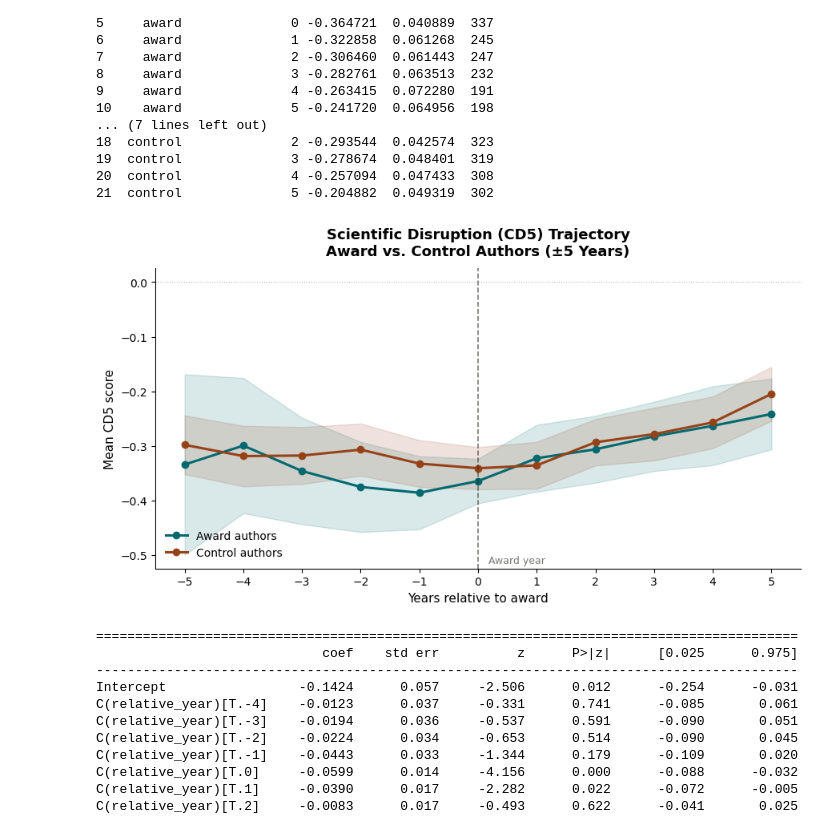
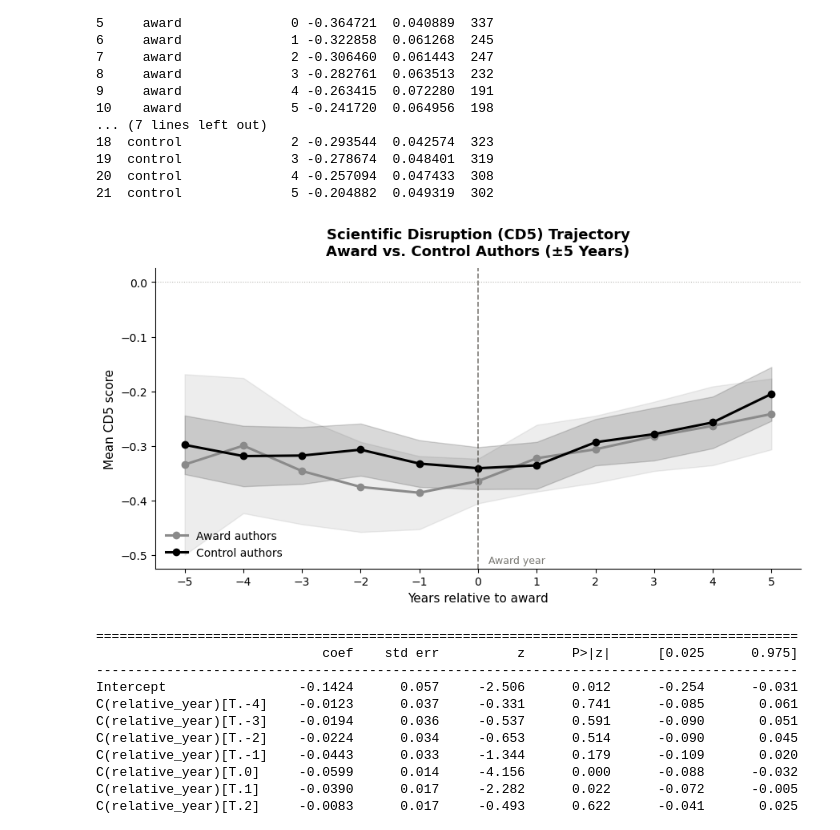
Before and after one commit to AppleShay/thesis-best-paper-trajectories, a Jupyter notebook: notebooks/29_cd5_trajectory_analysis.ipynb, the cells around one changed output. Drawn from its saved outputs; the diff is of its cells as text; code cells hidden in the pictures.

```diff
--- a/notebooks/29_cd5_trajectory_analysis.ipynb
+++ b/notebooks/29_cd5_trajectory_analysis.ipynb
@@ -282,32 +282,32 @@ print(traj)
 21  control              5 -0.204882  0.049319  302
 # %%
 fig, ax = plt.subplots(figsize=(9, 5))
-colors = {'award': '#01696f', 'control': '#964219'}
+colors = {'award': "#8A8A8A", 'control': "#000000"}
 labels = {'award': 'Award authors', 'control': 'Control authors'}
 
 for grp, gdf in traj.groupby('group'):
     gdf = gdf.sort_values('relative_year')
     ax.plot(gdf['relative_year'], gdf['mean'], marker='o', lw=2.2,
             color=colors[grp], label=labels[grp])
     ax.fill_between(gdf['relative_year'],
                     gdf['mean'] - gdf['ci'], gdf['mean'] + gdf['ci'],
                     alpha=0.15, color=colors[grp])
 
 ax.axvline(0, color='#28251d', lw=1.2, ls='--', alpha=0.6)
 ax.axhline(0, color='#bab9b4', lw=0.8, ls=':')
 ax.text(0.18, ax.get_ylim()[0] + 0.01, 'Award year', fontsize=9, color='#7a7974')
 ax.set_xlabel('Years relative to award', fontsize=11)
 ax.set_ylabel('Mean CD5 score', fontsize=11)
 ax.set_title('Scientific Disruption (CD5) Trajectory\nAward vs. Control Authors (±5 Years)',
              fontsize=13, fontweight='bold', pad=12)
 ax.set_xticks(range(-5, 6))
 ax.legend(frameon=False, fontsize=10)
 ax.spines[['top', 'right']].set_visible(False)
 plt.tight_layout()
 fig.savefig(FIG_DIR / 'cd5_trajectory_award_vs_control.png', dpi=200, bbox_inches='tight')
 plt.show()
 # %% [output]
-[figure, old version]
+[figure, new version]
 # %%
 reg_df = author_year.copy()
 reg_df['treated'] = (reg_df['group'] == 'award').astype(int)
```
Also changed, not shown: parts of 3 cells of this notebook, 4 other files.
